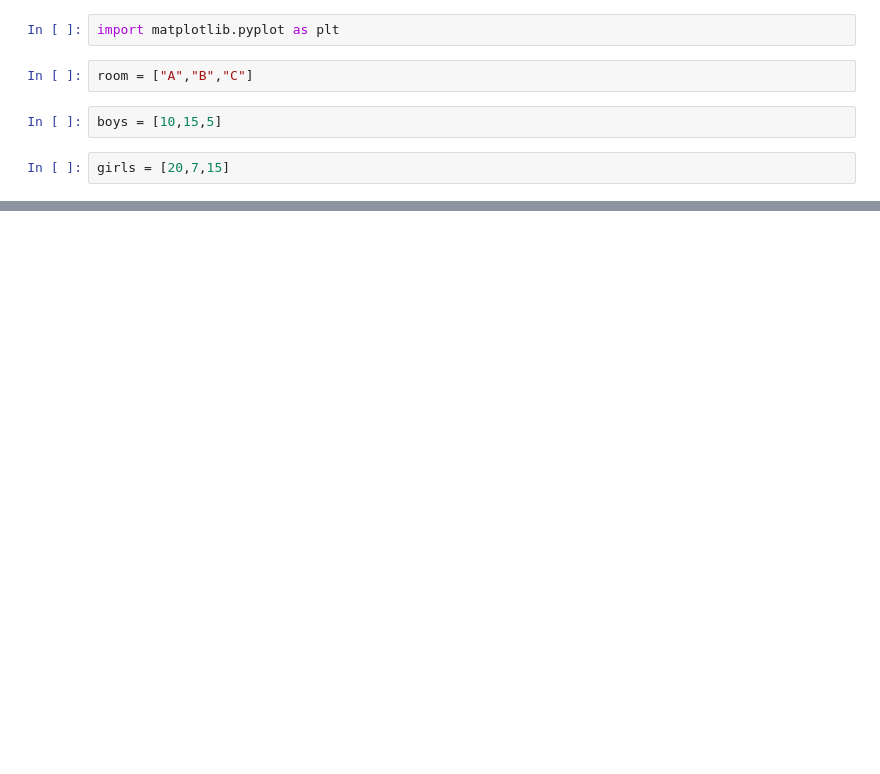
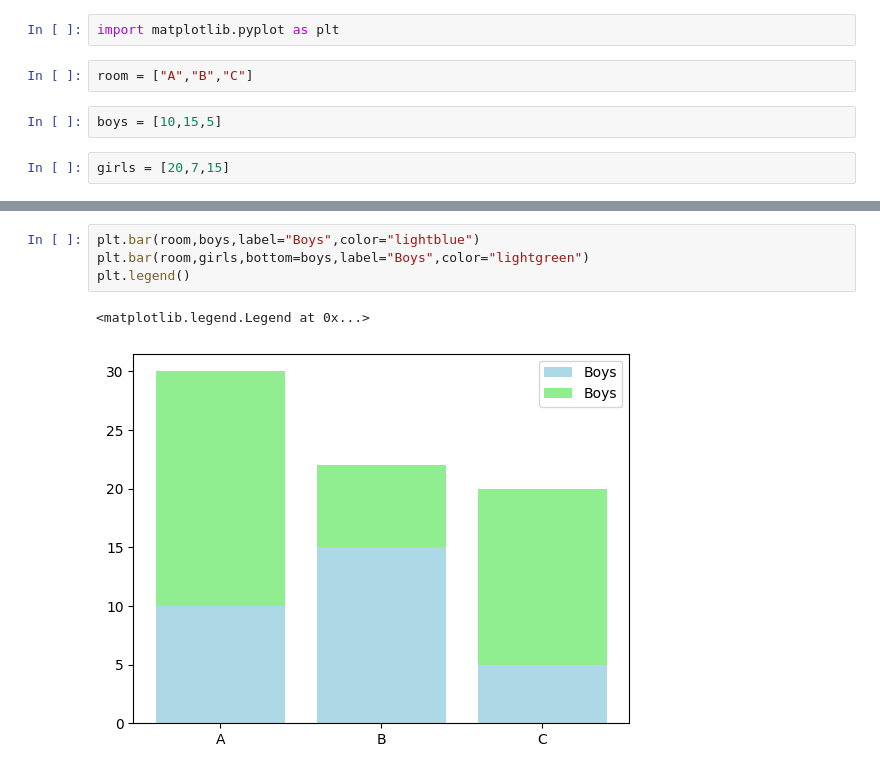
Before and after one commit to Sumetjutha/055_Matplotlib, a Jupyter notebook: ep23_stackbar_stackplot.ipynb, the cells around one changed output, grey strips where cells are left out. Drawn from its saved outputs; the diff is of its cells as text; blank space fills up the shorter version.

```diff
--- a/ep23_stackbar_stackplot.ipynb
+++ b/ep23_stackbar_stackplot.ipynb
@@ -11,0 +9,7 @@ girls = [20,7,15]
+# %%
+plt.bar(room,boys,label="Boys",color="lightblue")
+plt.bar(room,girls,bottom=boys,label="Boys",color="lightgreen")
+plt.legend()
+# %% [output]
+<matplotlib.legend.Legend at 0x...>
+[figure, added]
```
Also changed, not shown: parts of 2 cells of this notebook, 1 other file.
